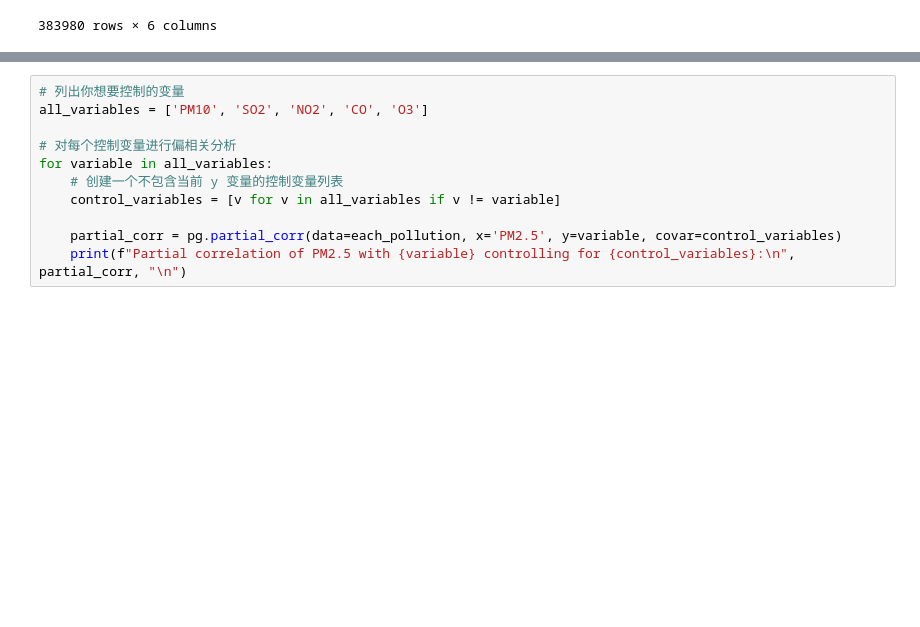
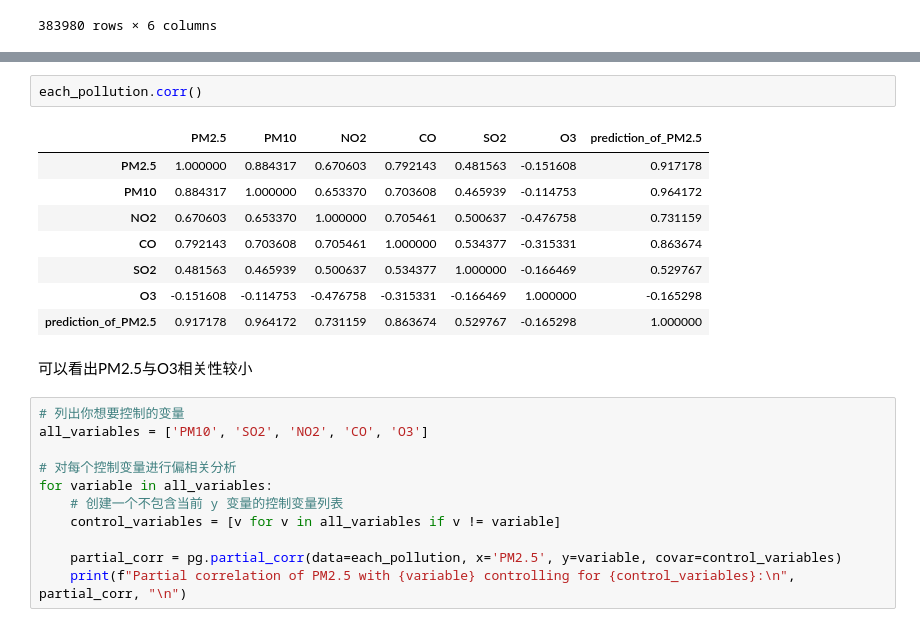
Before and after one commit to perthonBalans/SUSTC_Stat_217_Proj, a Jupyter notebook: Corelation_Pollution.ipynb, the cells around one changed output, grey strips where cells are left out. Drawn from its saved outputs; the diff is of its cells as text; blank space fills up the shorter version.

```diff
--- a/Corelation_Pollution.ipynb
+++ b/Corelation_Pollution.ipynb
@@ -77,3 +74,16 @@ KeyboardInterrupt:
+# %%
+each_pollution.corr()
+# %% [output]
+|  | PM2.5 | PM10 | NO2 | CO | SO2 | O3 | prediction_of_PM2.5 |
+| PM2.5 | 1.000000 | 0.884317 | 0.670603 | 0.792143 | 0.481563 | -0.151608 | 0.917178 |
+| PM10 | 0.884317 | 1.000000 | 0.653370 | 0.703608 | 0.465939 | -0.114753 | 0.964172 |
+| NO2 | 0.670603 | 0.653370 | 1.000000 | 0.705461 | 0.500637 | -0.476758 | 0.731159 |
+| CO | 0.792143 | 0.703608 | 0.705461 | 1.000000 | 0.534377 | -0.315331 | 0.863674 |
+| SO2 | 0.481563 | 0.465939 | 0.500637 | 0.534377 | 1.000000 | -0.166469 | 0.529767 |
+| O3 | -0.151608 | -0.114753 | -0.476758 | -0.315331 | -0.166469 | 1.000000 | -0.165298 |
+| prediction_of_PM2.5 | 0.917178 | 0.964172 | 0.731159 | 0.863674 | 0.529767 | -0.165298 | 1.000000 |
+# %% [markdown]
+可以看出PM2.5与O3相关性较小
 # %%
 # 列出你想要控制的变量
 all_variables = ['PM10', 'SO2', 'NO2', 'CO', 'O3']
```
Also changed, not shown: parts of 8 cells of this notebook, 1 other file.
